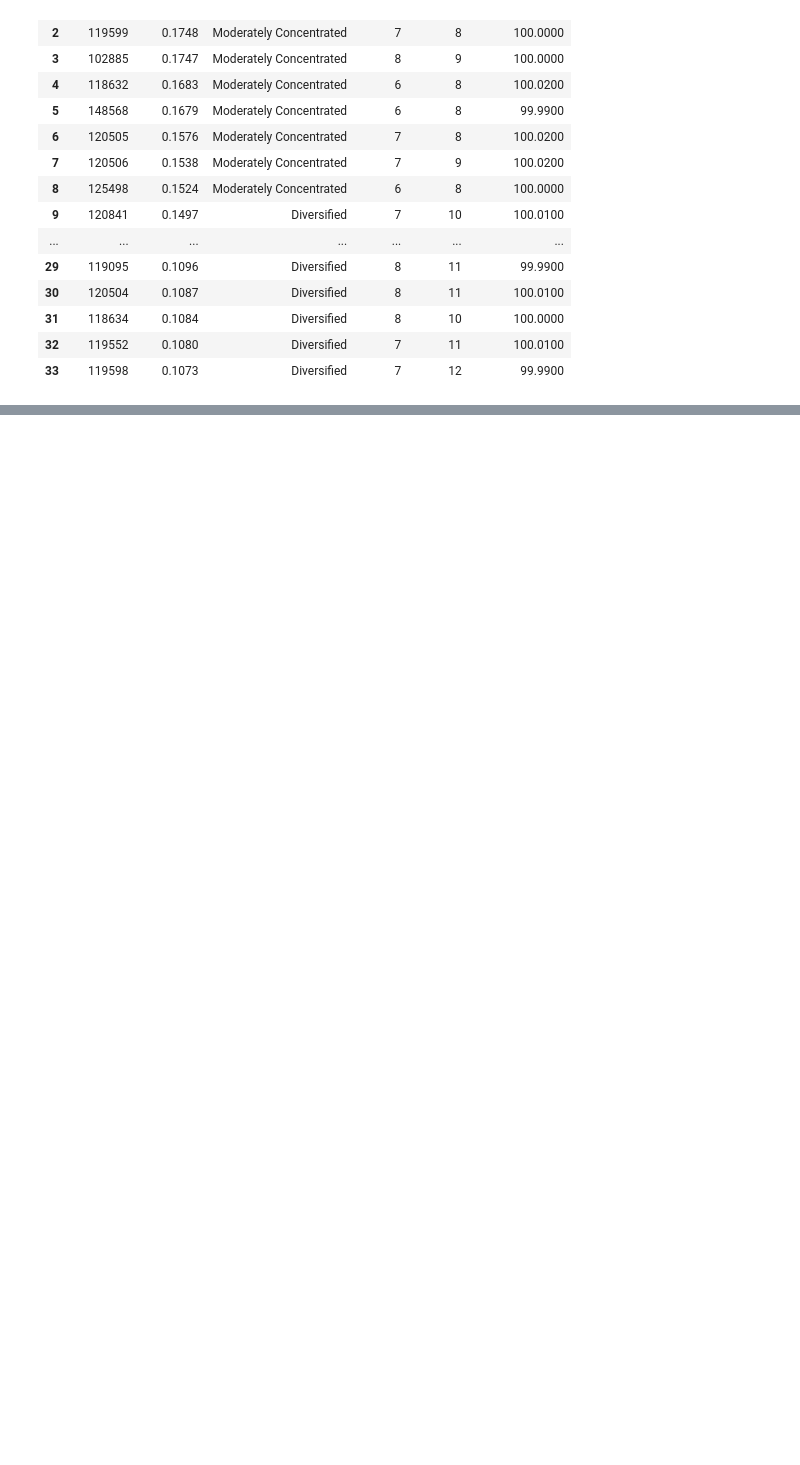
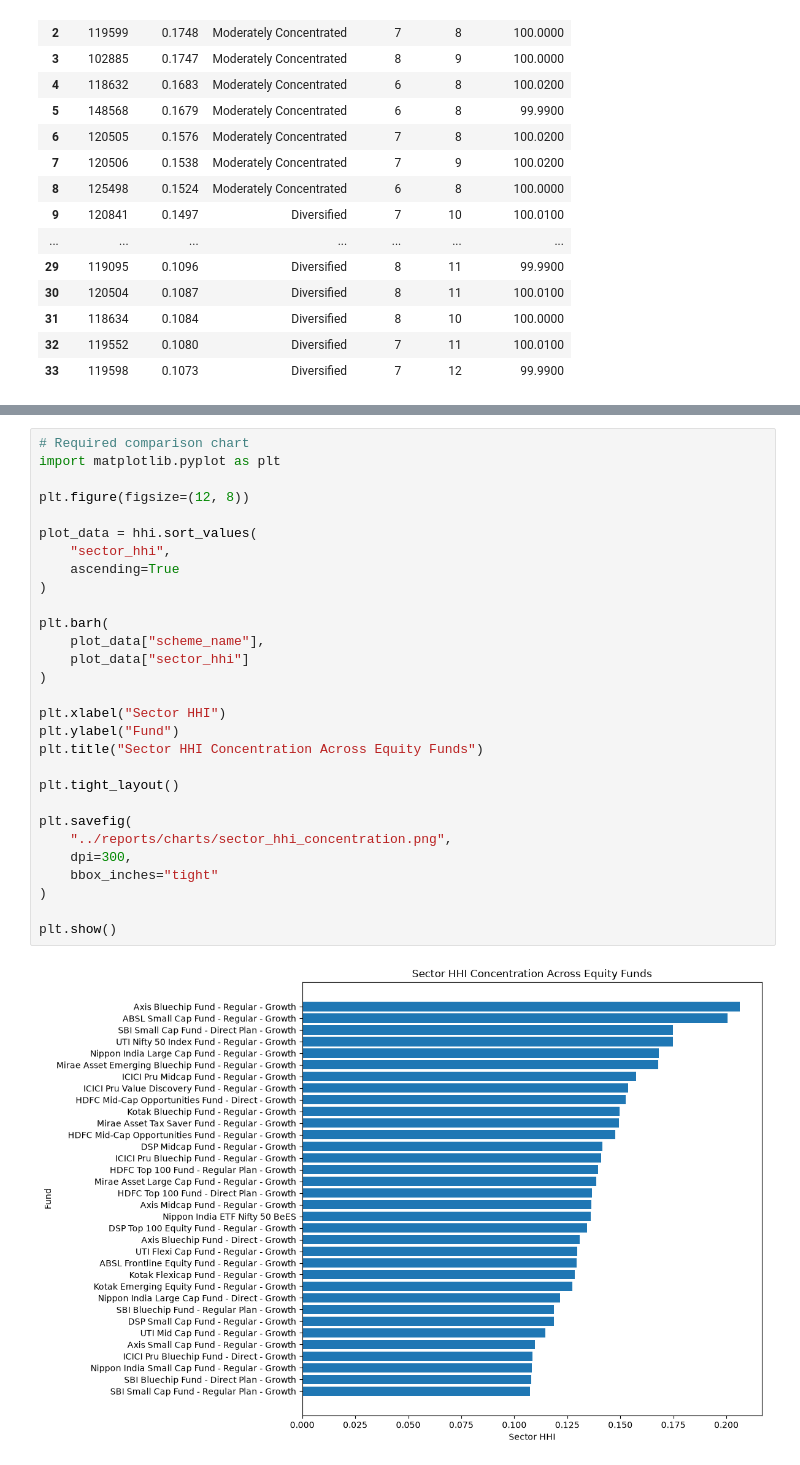
Before and after one commit to VANSHxGIT/CapstoneProject.Mutual_Fund_Analysis, a Jupyter notebook: notebooks/Advanced_Analytics.ipynb, the cells around one changed output, grey strips where cells are left out. Saved outputs shown, nothing was run; the diff lists cells and outputs as text; blank space fills up the shorter version.

Commit message:
HHI progression and report saving.

```diff
--- a/notebooks/Advanced_Analytics.ipynb
+++ b/notebooks/Advanced_Analytics.ipynb
@@ -1231,0 +1317,31 @@ display(
+# %%
+# Required comparison chart
+import matplotlib.pyplot as plt
+
+plt.figure(figsize=(12, 8))
+
+plot_data = hhi.sort_values(
+    "sector_hhi",
+    ascending=True
+)
+
+plt.barh(
+    plot_data["scheme_name"],
+    plot_data["sector_hhi"]
+)
+
+plt.xlabel("Sector HHI")
+plt.ylabel("Fund")
+plt.title("Sector HHI Concentration Across Equity Funds")
+
+plt.tight_layout()
+
+plt.savefig(
+    "../reports/charts/sector_hhi_concentration.png",
+    dpi=300,
+    bbox_inches="tight"
+)
+
+plt.show()
+# %% [output]
+[figure, added]
```
Also changed, not shown: parts of 3 cells of this notebook, 2 other files.
